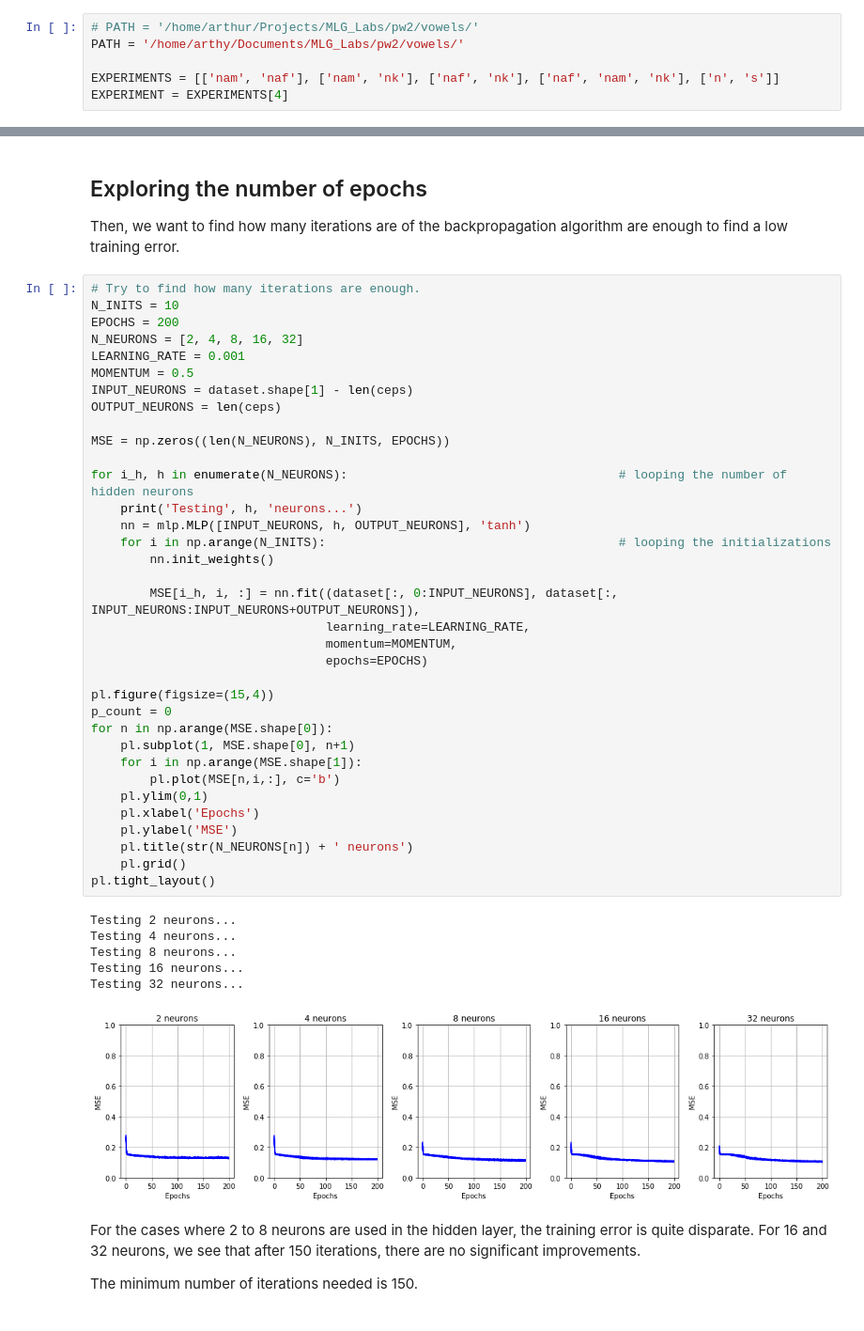
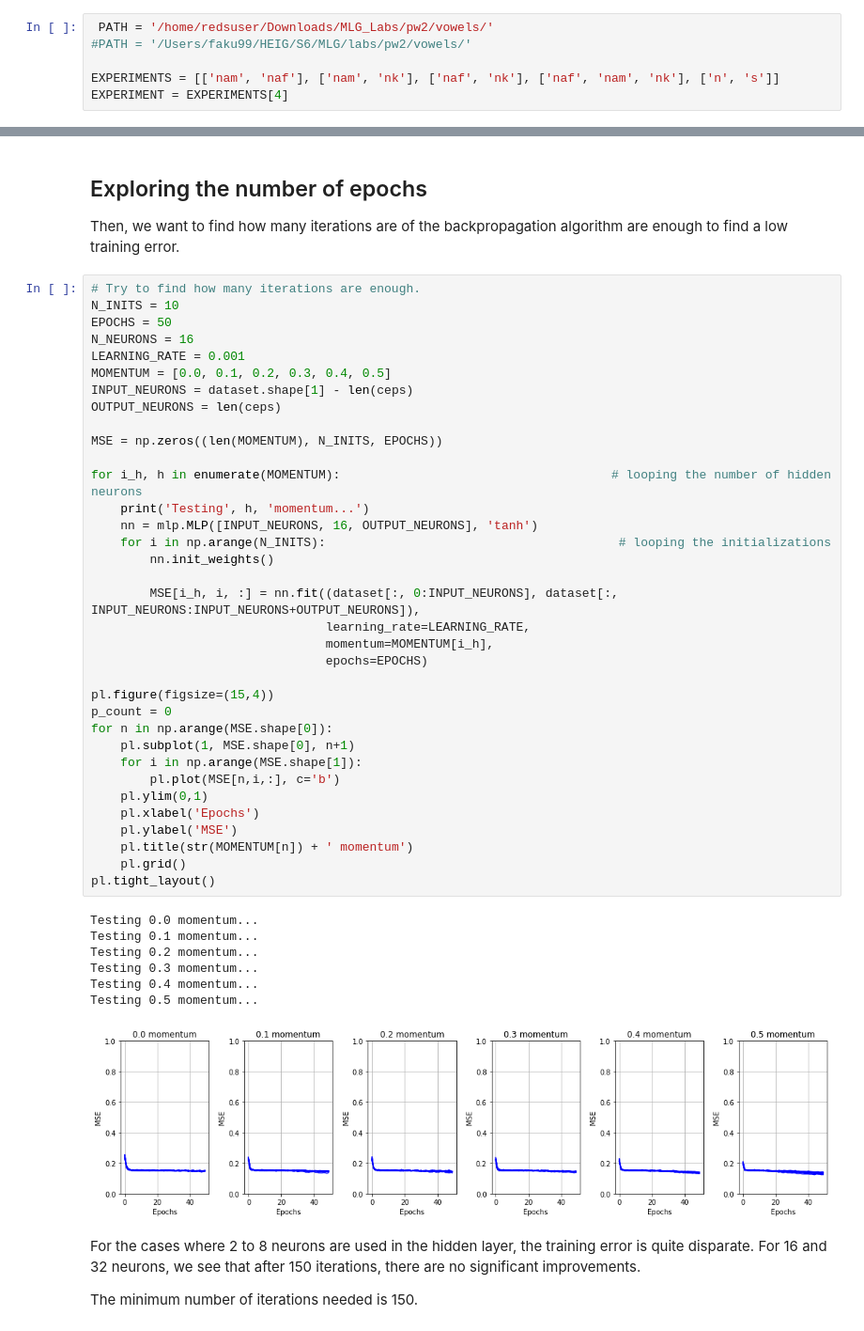
Before and after one commit to faku99/MLG_Labs, a Jupyter notebook: pw2/05_n_s.ipynb, the cells around one changed output, grey strips where cells are left out. Shown at 94% size. Drawn from its saved outputs; the diff is of its cells as text.

```diff
--- a/pw2/05_n_s.ipynb
+++ b/pw2/05_n_s.ipynb
@@ -19,8 +19,8 @@ import k_fold_cross_validation as cv
 
 These constants define the path where the audio files are located and which experiment to perform.
 # %%
-# PATH = '/home/arthur/Projects/MLG_Labs/pw2/vowels/'
-PATH = '/home/arthy/Documents/MLG_Labs/pw2/vowels/'
+ PATH = '/home/redsuser/Downloads/MLG_Labs/pw2/vowels/'
+#PATH = '/Users/faku99/HEIG/S6/MLG/labs/pw2/vowels/'
 
 EXPERIMENTS = [['nam', 'naf'], ['nam', 'nk'], ['naf', 'nk'], ['naf', 'nam', 'nk'], ['n', 's']]
 EXPERIMENT = EXPERIMENTS[4]
@@ -114,45 +115,46 @@ Then, we want to find how many iterations are of the backpropagation algorithm a
 # %%
 # Try to find how many iterations are enough.
 N_INITS = 10
-EPOCHS = 200
-N_NEURONS = [2, 4, 8, 16, 32]
+EPOCHS = 50
+N_NEURONS = 16
 LEARNING_RATE = 0.001
-MOMENTUM = 0.5
+MOMENTUM = [0.0, 0.1, 0.2, 0.3, 0.4, 0.5]
 INPUT_NEURONS = dataset.shape[1] - len(ceps)
 OUTPUT_NEURONS = len(ceps)
 
-MSE = np.zeros((len(N_NEURONS), N_INITS, EPOCHS))
+MSE = np.zeros((len(MOMENTUM), N_INITS, EPOCHS))
 
-for i_h, h in enumerate(N_NEURONS):                                     # looping the number of hidden neurons
-    print('Testing', h, 'neurons...')
-    nn = mlp.MLP([INPUT_NEURONS, h, OUTPUT_NEURONS], 'tanh')
+for i_h, h in enumerate(MOMENTUM):                                     # looping the number of hidden neurons
+    print('Testing', h, 'momentum...')
+    nn = mlp.MLP([INPUT_NEURONS, 16, OUTPUT_NEURONS], 'tanh')
     for i in np.arange(N_INITS):                                        # looping the initializations
         nn.init_weights()
 
         MSE[i_h, i, :] = nn.fit((dataset[:, 0:INPUT_NEURONS], dataset[:, INPUT_NEURONS:INPUT_NEURONS+OUTPUT_NEURONS]),
                                 learning_rate=LEARNING_RATE,
-                                momentum=MOMENTUM,
+                                momentum=MOMENTUM[i_h],
                                 epochs=EPOCHS)
 
 pl.figure(figsize=(15,4))
 p_count = 0
 for n in np.arange(MSE.shape[0]):
     pl.subplot(1, MSE.shape[0], n+1)
     for i in np.arange(MSE.shape[1]):
         pl.plot(MSE[n,i,:], c='b')
     pl.ylim(0,1)
     pl.xlabel('Epochs')
     pl.ylabel('MSE')
-    pl.title(str(N_NEURONS[n]) + ' neurons')
+    pl.title(str(MOMENTUM[n]) + ' momentum')
     pl.grid()
 pl.tight_layout()
 # %% [output]
-Testing 2 neurons...
-Testing 4 neurons...
-Testing 8 neurons...
-Testing 16 neurons...
-Testing 32 neurons...
+Testing 0.0 momentum...
+Testing 0.1 momentum...
+Testing 0.2 momentum...
+Testing 0.3 momentum...
+Testing 0.4 momentum...
+Testing 0.5 momentum...
-[figure, old version]
+[figure, new version]
 # %% [markdown]
 For the cases where 2 to 8 neurons are used in the hidden layer, the training error is quite disparate. For 16 and 32 neurons, we see that after 150 iterations, there are no significant improvements.
 
```
Also changed, not shown: parts of 6 cells of this notebook.
